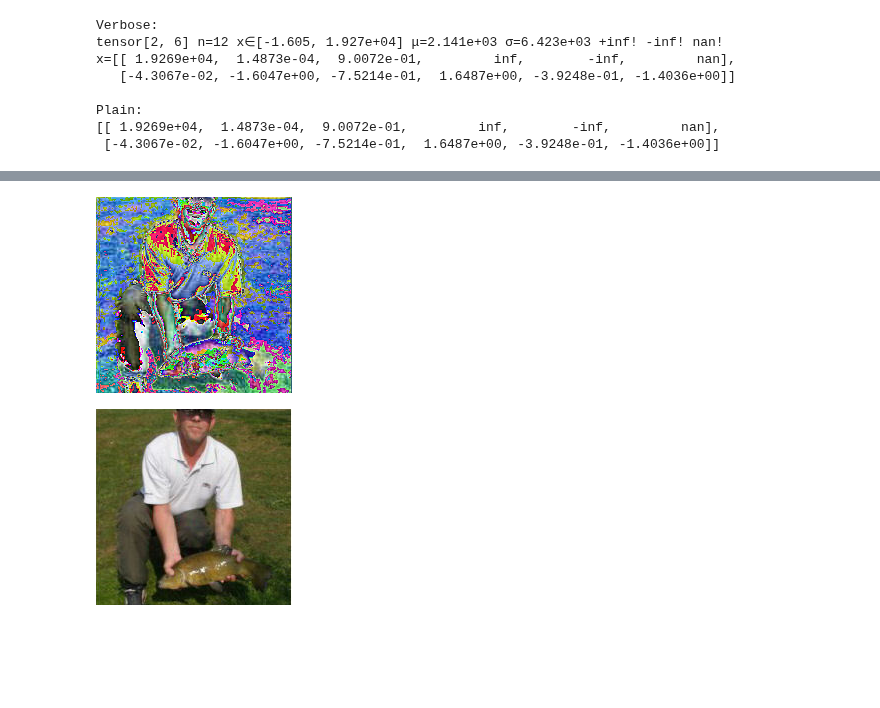
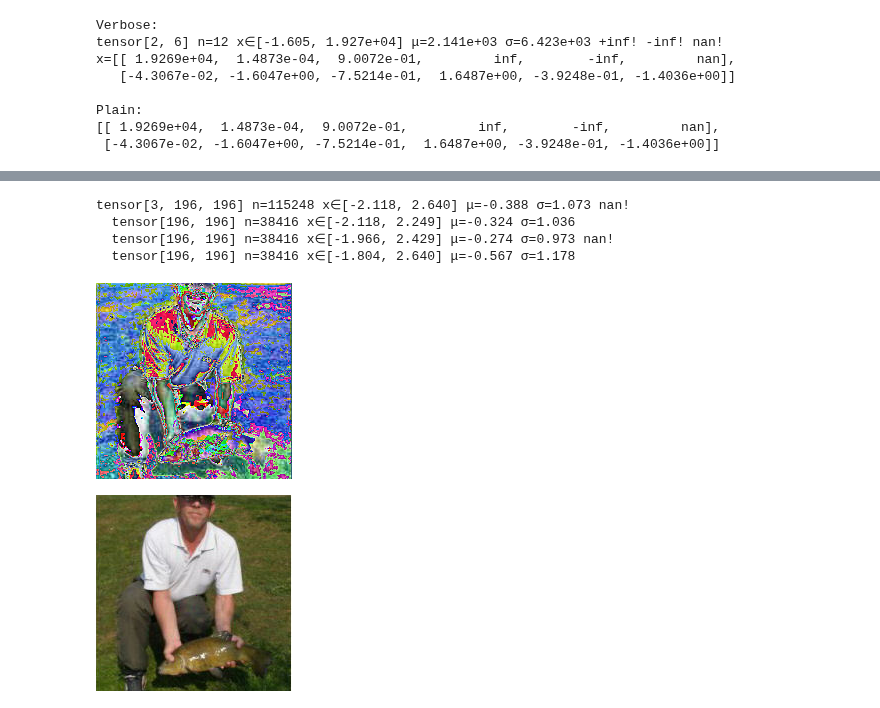
Before and after one commit to xl0/lovely-tensors, a Jupyter notebook: nbs/00_tensors.ipynb, the cells around one changed output, grey strips where cells are left out. Drawn from its saved outputs; the diff is of its cells as text; code cells hidden in the pictures; blank space fills up the shorter version.

Commit message:
Colors, depth, flexible monkey-patched methods

```diff
--- a/nbs/00_tensors.ipynb
+++ b/nbs/00_tensors.ipynb
@@ -209,3 +253,6 @@ tensor[11] n=11 nan! x=...
+# %%
+in_stats = { "mean": (0.485, 0.456, 0.406), "std": (0.229, 0.224, 0.225) }
+image = torch.load("mysteryman.pt")
 # %%
 torch.set_printoptions(linewidth=120)
 
@@ -247,5 +272,46 @@ def show_rgb(t: torch.Tensor, denorm=None):
-# %%
-show_rgb(numbers)
-# %% [output]
-[figure, removed]
+# %%
+image[1,100,100] = float('nan')
+lovely(image, depth=1)
+# %% [output]
+tensor[3, 196, 196] n=115248 x∈[-2.118, 2.640] μ=-0.388 σ=1.073 nan!
+  tensor[196, 196] n=38416 x∈[-2.118, 2.249] μ=-0.324 σ=1.036
+  tensor[196, 196] n=38416 x∈[-1.966, 2.429] μ=-0.274 σ=0.973 nan!
+  tensor[196, 196] n=38416 x∈[-1.804, 2.640] μ=-0.567 σ=1.178
+# %%
+# |exporti
+
+# This is here for the monkey-patched tensor use case.
+
+# I want to be able to call both `tensor.rgb` and `tensor.rgb(stats)`. For the
+# first case, the class defines `_repr_png_` to send the image to Jupyter. For
+# the later case, it defines __call__, which accps the argument.
+class ProxyImage(Image.Image):
+    """Flexible `PIL.Image.Image` wrapper"""
+    @torch.no_grad()
+    def __init__(self, t:torch.Tensor):
+        super().__init__()
+        self.t = t.permute(1, 2, 0)
+
+        # Mode and size - to be used by super().__repr__()
+        self.mode = "RGB"
+        self._size = tuple(t.shape[1:])
+
+    @torch.no_grad()
+    def __call__(self, denorm=None):
+        means = torch.tensor(denorm["mean"] if denorm else (0., 0., 0.,))
+        stds = torch.tensor(denorm["std"] if denorm else (1., 1., 1.,))
+        return Image.fromarray((self.t*stds+means).mul(255).byte().numpy())
+
+    @torch.no_grad()
+    def _repr_png_(self):
+        "Jupyter PNG representation"
+        return Image.fromarray(self.t.mul(255).byte().numpy())._repr_png_()
+# %%
+# |export
+def rgb(t: torch.Tensor, denorm=None):
+    return ProxyImage(t)(denorm)
+# %%
+rgb(image)
+# %% [output]
+[figure, added]
 # %%
```
Also changed, not shown: parts of 37 cells of this notebook, 9 other files.
